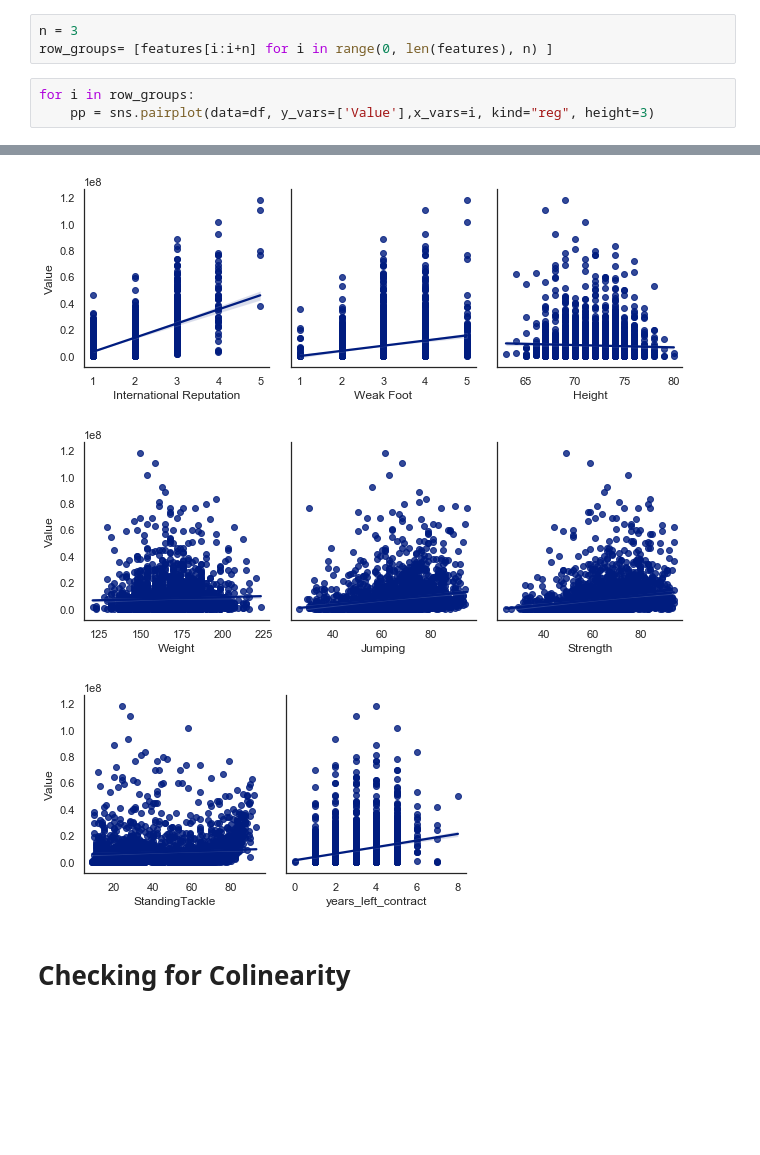
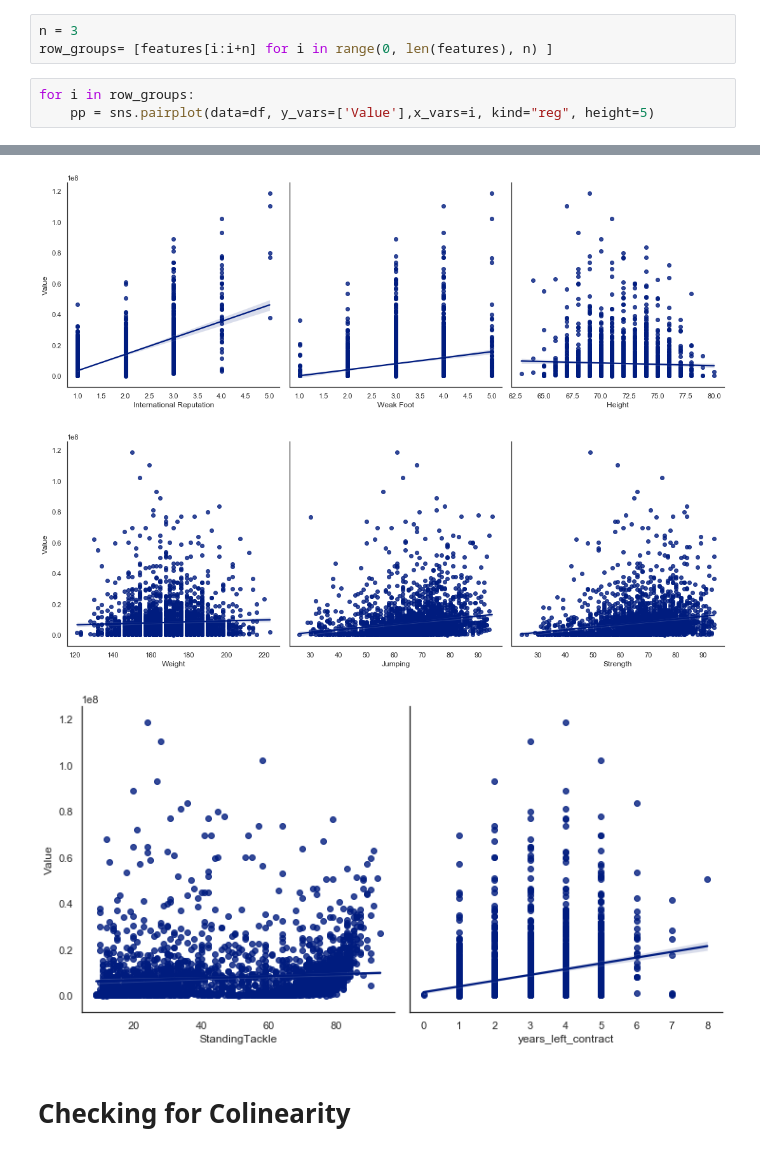
Before and after one commit to chibz3/nyc-mhtn-ds-051120-lectures, a Jupyter notebook: Mod_2/project/fifa_project.ipynb, the cells around one changed output, grey strips where cells are left out. Cells and saved outputs as stored; diff of their text form; blank space fills up the shorter version.

```diff
--- a/Mod_2/project/fifa_project.ipynb
+++ b/Mod_2/project/fifa_project.ipynb
@@ -725,5 +729,5 @@ n = 3
 row_groups= [features[i:i+n] for i in range(0, len(features), n) ]
 # %%
 for i in row_groups:
-    pp = sns.pairplot(data=df, y_vars=['Value'],x_vars=i, kind="reg", height=3)
+    pp = sns.pairplot(data=df, y_vars=['Value'],x_vars=i, kind="reg", height=5)
 # %% [output]
@@ -732,6 +736,6 @@ for i in row_groups:
-[figure, old version]
+[figure, new version]
-[figure, old version]
+[figure, new version]
-[figure, old version]
+[figure, new version]
 # %% [markdown]
 # Checking for Colinearity
 # %%
```
Also changed, not shown: parts of 54 cells of this notebook.
